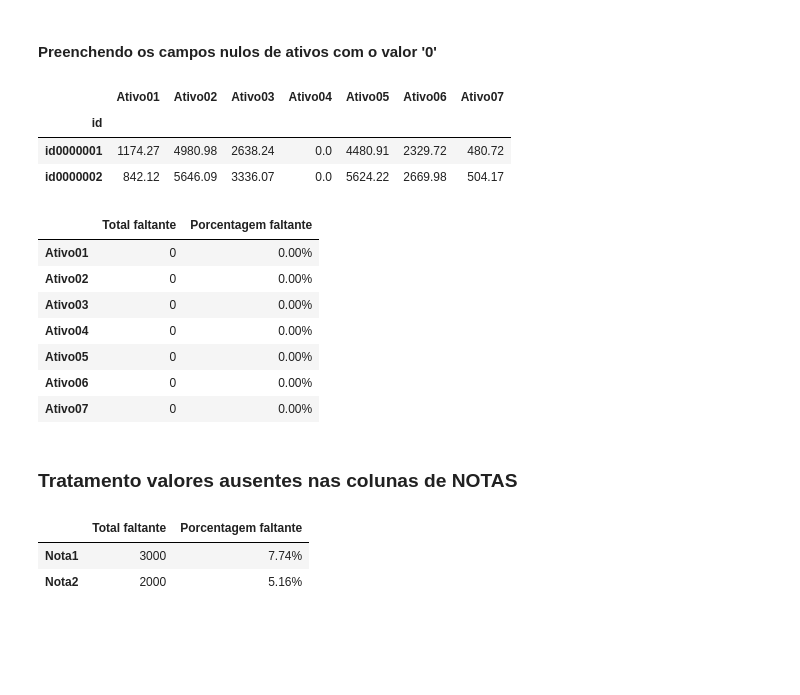
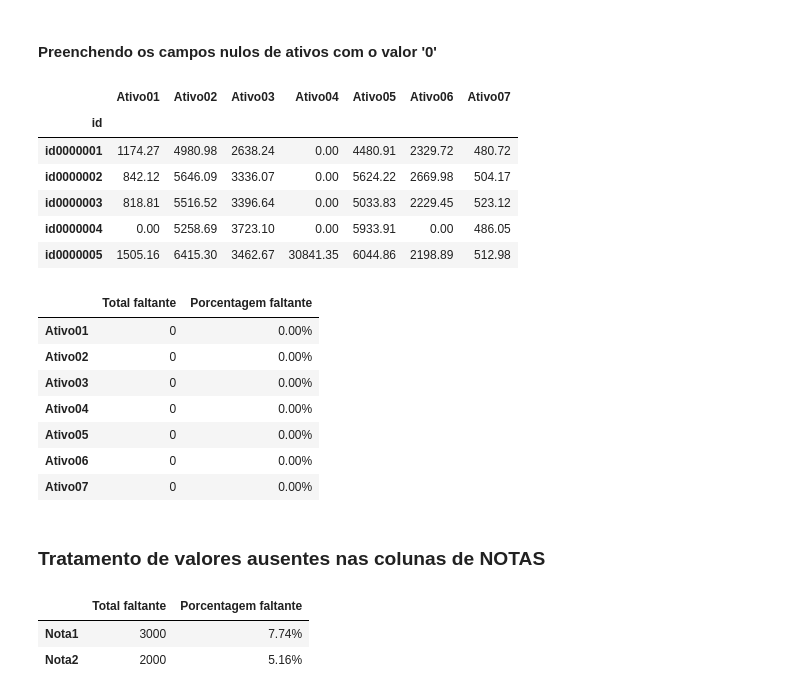
Before and after one commit to KelvinPichinini/lm-data-modulo2-projeto-final, a Jupyter notebook: Proj_1_pandas_notebook.ipynb, the cells around one changed output. Drawn from its saved outputs; the diff is of its cells as text; code cells hidden in the pictures; blank space fills up the shorter version.

```diff
--- a/Proj_1_pandas_notebook.ipynb
+++ b/Proj_1_pandas_notebook.ipynb
@@ -232,15 +249,18 @@ Foram levantadas duas hipóteses sobre as causas pelas quais estes valores estar
 # %% [markdown]
 A fim de verificar a possibilidade de **H1** ser verdadeira, vamos contar a quantidade de registros com valor igual a '0' em algum dos ativos.
 # %%
-filtro_ativo_igual_zero = (
-(dfunidos['Ativo01'] == 0) |
-(dfunidos['Ativo02'] == 0) |
-(dfunidos['Ativo03'] == 0) |
-(dfunidos['Ativo04'] == 0) |
-(dfunidos['Ativo05'] == 0) |
-(dfunidos['Ativo06'] == 0) |
-(dfunidos['Ativo07'] == 0)
-)
+#Definindo lista de ativos
+lista_ativos = [f'Ativo0{x}' for x in range(1,8)]
+#Criando um serie com o numero de linhas e index igual ao da tabela original (dfunidos) com todas as
+# linhas preenchidas com False
+filtro_ativo_igual_zero = pd.Series(False, index = dfunidos.index)
+
+#Iterando pelas colunas dos ativos e substituindo o valor False da serie criada caso encontre um valor
+# igual a 0 na coluna
+for ativo in lista_ativos:
+  filtro_ativo_igual_zero = (filtro_ativo_igual_zero) | (dfunidos[ativo] == 0)
+
+
 
 print('Número de registros com o valor = 0 em pelo menos 1 dos ativos: ',dfunidos[filtro_ativo_igual_zero].shape[0])
 # %% [output]
@@ -253,18 +273,21 @@ A partir da análise feita acima, é possível concluir que nenhuma das colunas
 # %% [markdown]
 #### Preenchendo os campos nulos de ativos com o valor '0'
 # %%
-dfunidos.loc[:,'Ativo01':'Ativo07'] = dfunidos.loc[:,'Ativo01':'Ativo07'].fillna(value=0)
-display(dfunidos.loc[:,'Ativo01':'Ativo07'].head(2))
+dfunidos.loc[:,lista_ativos] = dfunidos.loc[:,lista_ativos].fillna(value=0)
+display(dfunidos.loc[:,lista_ativos].head(5))
 data = { 'Total faltante':dfunidos.isnull().sum(),
 'Porcentagem faltante':dfunidos.isnull().mean().round(4).mul(100).apply(lambda numero: f'{numero:.2f}%')
 }
 newdf = pd.DataFrame(data)
-display(newdf.loc['Ativo01':'Ativo07'])
+display(newdf.loc[lista_ativos])
 # %% [output]
 |  | Ativo01 | Ativo02 | Ativo03 | Ativo04 | Ativo05 | Ativo06 | Ativo07 |
 | id |  |  |  |  |  |  |  |
-| id0000001 | 1174.27 | 4980.98 | 2638.24 | 0.0 | 4480.91 | 2329.72 | 480.72 |
-| id0000002 | 842.12 | 5646.09 | 3336.07 | 0.0 | 5624.22 | 2669.98 | 504.17 |
+| id0000001 | 1174.27 | 4980.98 | 2638.24 | 0.00 | 4480.91 | 2329.72 | 480.72 |
+| id0000002 | 842.12 | 5646.09 | 3336.07 | 0.00 | 5624.22 | 2669.98 | 504.17 |
+| id0000003 | 818.81 | 5516.52 | 3396.64 | 0.00 | 5033.83 | 2229.45 | 523.12 |
+| id0000004 | 0.00 | 5258.69 | 3723.10 | 0.00 | 5933.91 | 0.00 | 486.05 |
+| id0000005 | 1505.16 | 6415.30 | 3462.67 | 30841.35 | 6044.86 | 2198.89 | 512.98 |
 |  | Total faltante | Porcentagem faltante |
 | Ativo01 | 0 | 0.00% |
 | Ativo02 | 0 | 0.00% |
@@ -274,5 +297,5 @@ display(newdf.loc['Ativo01':'Ativo07'])
 | Ativo06 | 0 | 0.00% |
 | Ativo07 | 0 | 0.00% |
 # %% [markdown]
-### Tratamento valores ausentes nas colunas de NOTAS
+### Tratamento de valores ausentes nas colunas de NOTAS
 # %%
```
Also changed, not shown: parts of 21 cells of this notebook.
